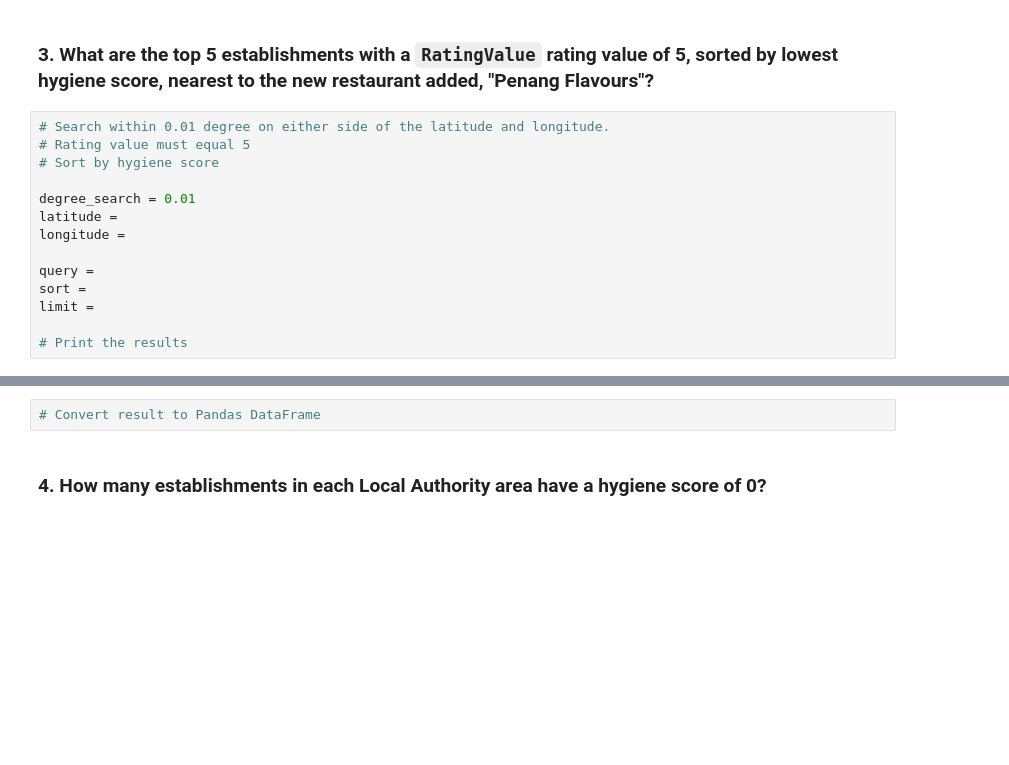
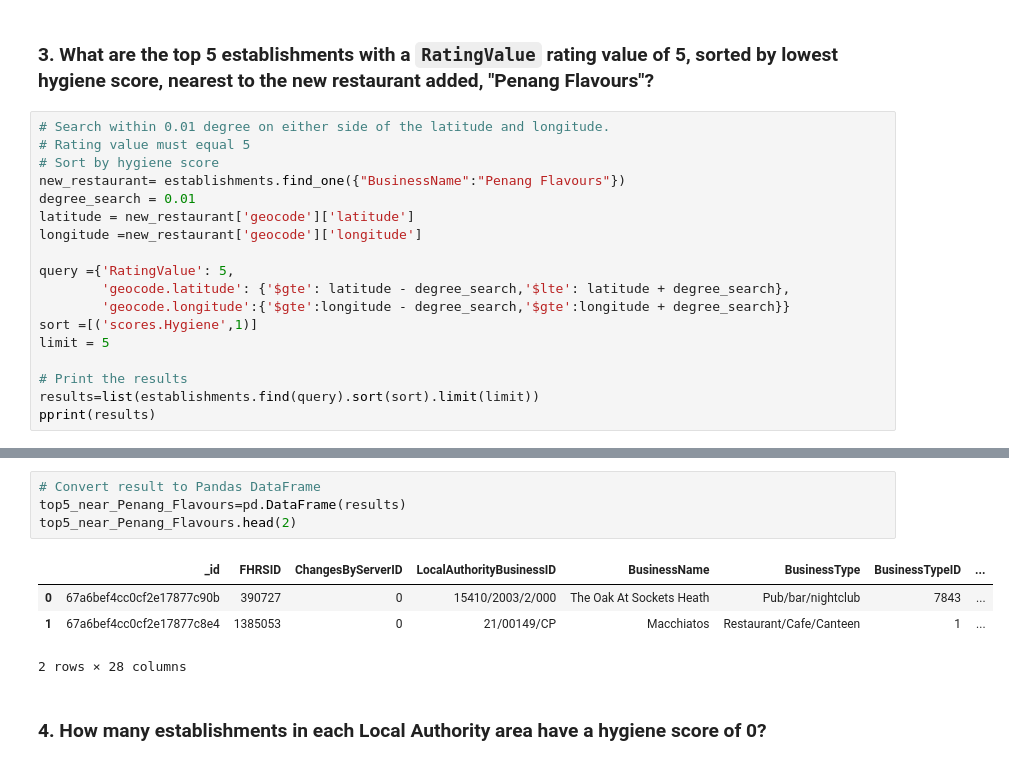
Before and after one commit to M-Soriano/nosql-challenge, a Jupyter notebook: NoSQL_analysis_starter.ipynb, the cells around one changed output, grey strips where cells are left out. Drawn from its saved outputs; the diff is of its cells as text; blank space fills up the shorter version.

```diff
--- a/NoSQL_analysis_starter.ipynb
+++ b/NoSQL_analysis_starter.ipynb
@@ -62,13 +133,17 @@ query =
 # Search within 0.01 degree on either side of the latitude and longitude.
 # Rating value must equal 5
 # Sort by hygiene score
+new_restaurant= establishments.find_one({"BusinessName":"Penang Flavours"})
+degree_search = 0.01
+latitude = new_restaurant['geocode']['latitude']
+longitude =new_restaurant['geocode']['longitude']
 
-degree_search = 0.01
-latitude =
-longitude =
-
-query =
-sort =
-limit =
+query ={'RatingValue': 5,
+        'geocode.latitude': {'$gte': latitude - degree_search,'$lte': latitude + degree_search},
+        'geocode.longitude':{'$gte':longitude - degree_search,'$gte':longitude + degree_search}}
+sort =[('scores.Hygiene',1)]
+limit = 5
 
 # Print the results
+results=list(establishments.find(query).sort(sort).limit(limit))
+pprint(results)
@@ -75,5 +168,12 @@ limit =
 # %%
 # Convert result to Pandas DataFrame
+top5_near_Penang_Flavours=pd.DataFrame(results)
+top5_near_Penang_Flavours.head(2)
+# %% [output]
+|  | _id | FHRSID | ChangesByServerID | LocalAuthorityBusinessID | BusinessName | BusinessType | BusinessTypeID | ... |
+| 0 | 67a6bef4cc0cf2e17877c90b | 390727 | 0 | 15410/2003/2/000 | The Oak At Sockets Heath | Pub/bar/nightclub | 7843 | ... |
+| 1 | 67a6bef4cc0cf2e17877c8e4 | 1385053 | 0 | 21/00149/CP | Macchiatos | Restaurant/Cafe/Canteen | 1 | ... |
+2 rows × 28 columns
 # %% [markdown]
 ### 4. How many establishments in each Local Authority area have a hygiene score of 0?
 # %%
```
Also changed, not shown: parts of 8 cells of this notebook, 1 other file.
